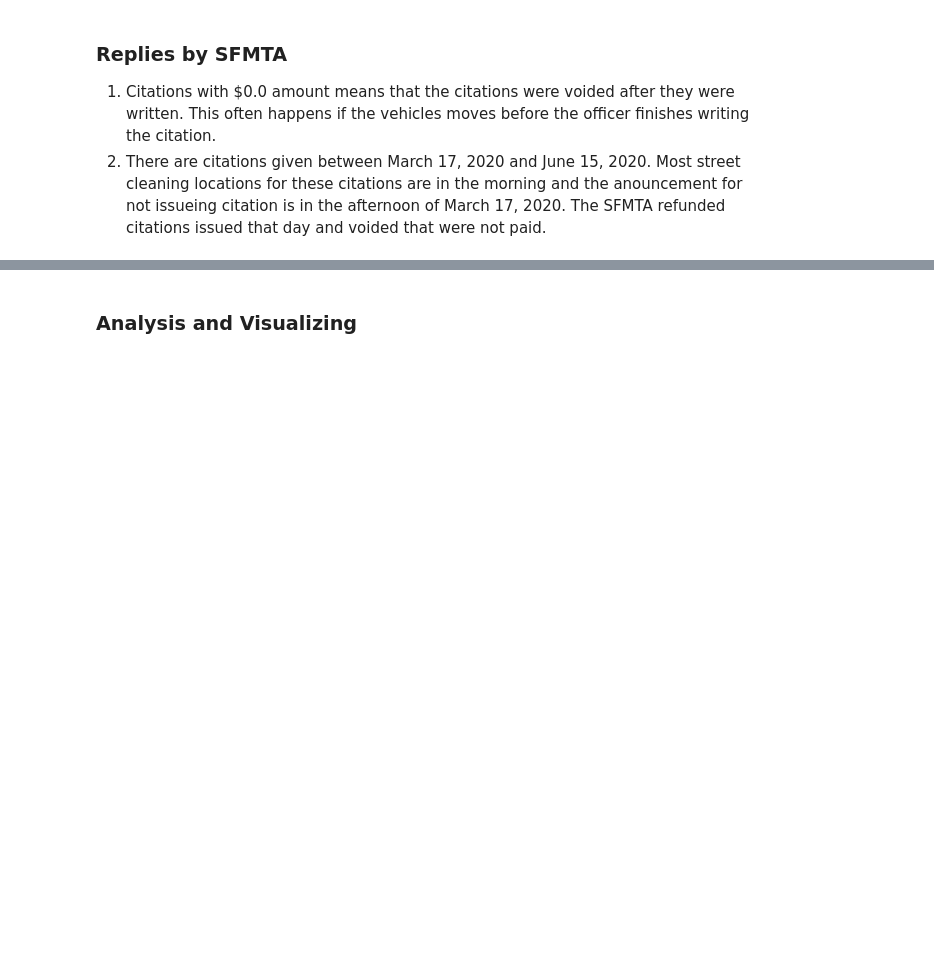
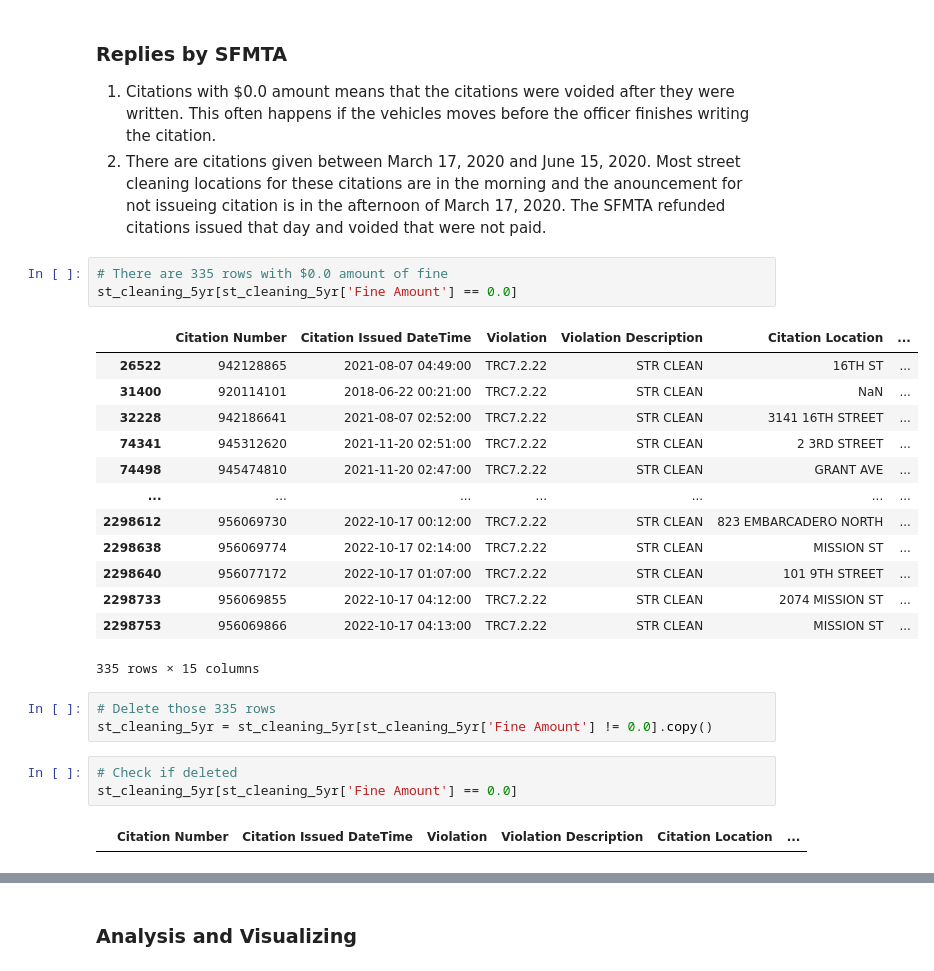
Before and after one commit to jiyuntsai/sf-parking-citation, a Jupyter notebook: 02_st-cleaning-5yr.ipynb, the cells around one changed output, grey strips where cells are left out. Drawn from its saved outputs; the diff is of its cells as text; blank space fills up the shorter version.

Commit message:
delete voided rows

```diff
--- a/02_st-cleaning-5yr.ipynb
+++ b/02_st-cleaning-5yr.ipynb
@@ -68,3 +68,28 @@ memory usage: 272.0+ MB
 
 1. Citations with $0.0 amount means that the citations were voided after they were written. This often happens if the vehicles moves before the officer finishes writing the citation.
 2. There are citations given between March 17, 2020 and June 15, 2020. Most street cleaning locations for these citations are in the morning and the anouncement for not issueing citation is in the afternoon of March 17, 2020. The SFMTA refunded citations issued that day and voided that were not paid.
+# %%
+# There are 335 rows with $0.0 amount of fine
+st_cleaning_5yr[st_cleaning_5yr['Fine Amount'] == 0.0]
+# %% [output]
+|  | Citation Number | Citation Issued DateTime | Violation | Violation Description | Citation Location | ... |
+| 26522 | 942128865 | 2021-08-07 04:49:00 | TRC7.2.22 | STR CLEAN | 16TH ST | ... |
+| 31400 | 920114101 | 2018-06-22 00:21:00 | TRC7.2.22 | STR CLEAN | NaN | ... |
+| 32228 | 942186641 | 2021-08-07 02:52:00 | TRC7.2.22 | STR CLEAN | 3141 16TH STREET | ... |
+| 74341 | 945312620 | 2021-11-20 02:51:00 | TRC7.2.22 | STR CLEAN | 2 3RD STREET | ... |
+| 74498 | 945474810 | 2021-11-20 02:47:00 | TRC7.2.22 | STR CLEAN | GRANT AVE | ... |
+| ... | ... | ... | ... | ... | ... | ... |
+| 2298612 | 956069730 | 2022-10-17 00:12:00 | TRC7.2.22 | STR CLEAN | 823 EMBARCADERO NORTH | ... |
+| 2298638 | 956069774 | 2022-10-17 02:14:00 | TRC7.2.22 | STR CLEAN | MISSION ST | ... |
+| 2298640 | 956077172 | 2022-10-17 01:07:00 | TRC7.2.22 | STR CLEAN | 101 9TH STREET | ... |
+| 2298733 | 956069855 | 2022-10-17 04:12:00 | TRC7.2.22 | STR CLEAN | 2074 MISSION ST | ... |
+| 2298753 | 956069866 | 2022-10-17 04:13:00 | TRC7.2.22 | STR CLEAN | MISSION ST | ... |
+335 rows × 15 columns
+# %%
+# Delete those 335 rows
+st_cleaning_5yr = st_cleaning_5yr[st_cleaning_5yr['Fine Amount'] != 0.0].copy()
+# %%
+# Check if deleted
+st_cleaning_5yr[st_cleaning_5yr['Fine Amount'] == 0.0]
+# %% [output]
+|  | Citation Number | Citation Issued DateTime | Violation | Violation Description | Citation Location | ... |
```
Also changed, not shown: parts of 1 cell of this notebook.
